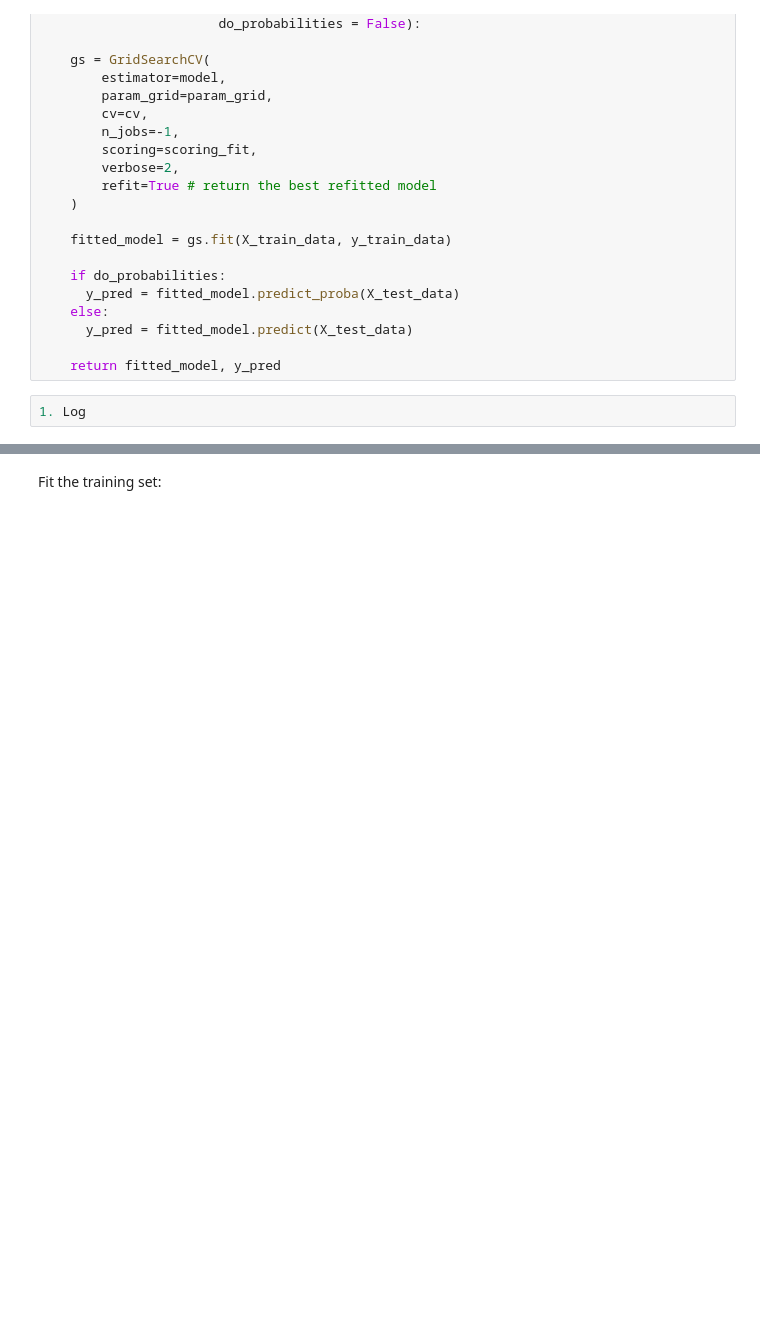
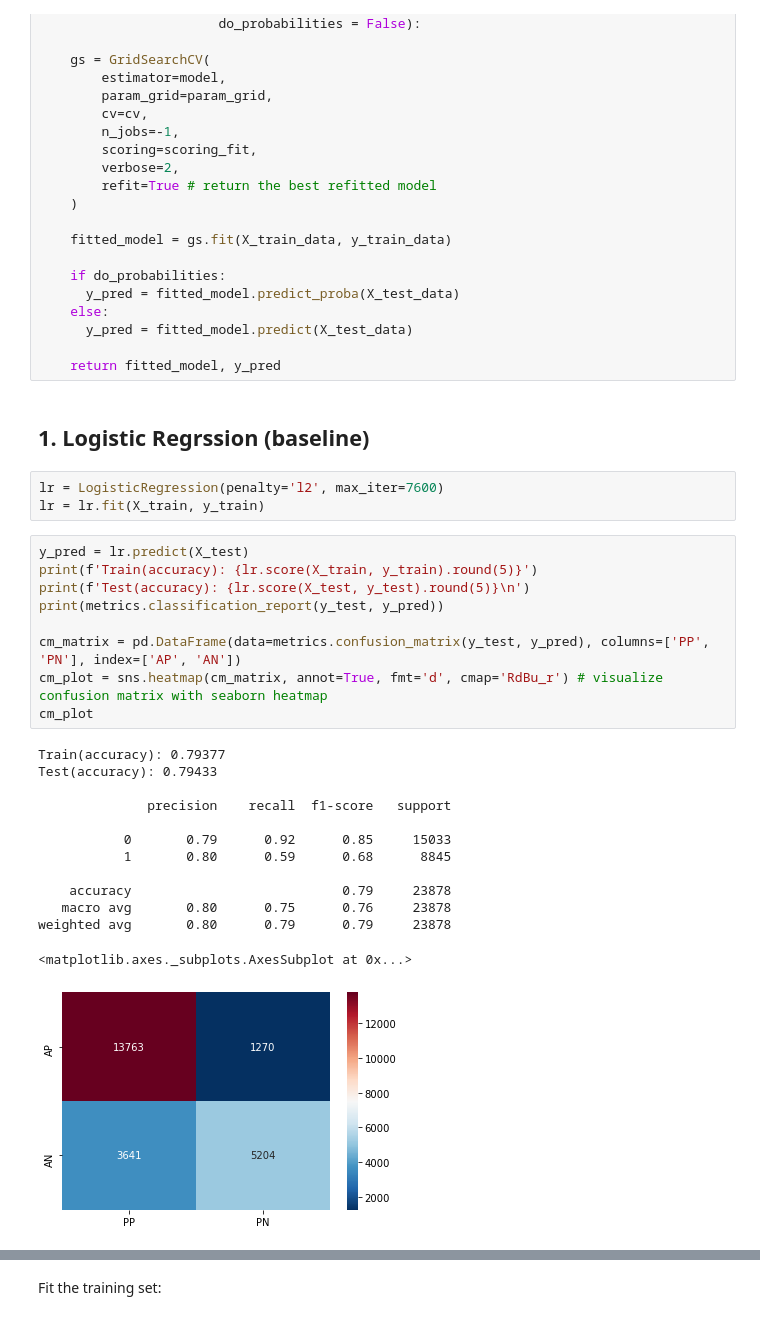
Before and after one commit to oyrx/PHBS_MLF_2019_Project, a Jupyter notebook: code/Modelling_LR_LightGBM_XGBoost_RandomForest.ipynb, the cells around one changed output, grey strips where cells are left out. Drawn from its saved outputs; the diff is of its cells as text; blank space fills up the shorter version.

```diff
--- a/code/Modelling_LR_LightGBM_XGBoost_RandomForest.ipynb
+++ b/code/Modelling_LR_LightGBM_XGBoost_RandomForest.ipynb
@@ -145,5 +148,31 @@ def algorithm_pipeline(model, \
       y_pred = fitted_model.predict(X_test_data)
 
     return fitted_model, y_pred
-# %%
-1. Log
+# %% [markdown]
+## 1. Logistic Regrssion (baseline)
+# %%
+lr = LogisticRegression(penalty='l2', max_iter=7600)
+lr = lr.fit(X_train, y_train)
+# %%
+y_pred = lr.predict(X_test)
+print(f'Train(accuracy): {lr.score(X_train, y_train).round(5)}')
+print(f'Test(accuracy): {lr.score(X_test, y_test).round(5)}\n')
+print(metrics.classification_report(y_test, y_pred))
+
+cm_matrix = pd.DataFrame(data=metrics.confusion_matrix(y_test, y_pred), columns=['PP', 'PN'], index=['AP', 'AN'])
+cm_plot = sns.heatmap(cm_matrix, annot=True, fmt='d', cmap='RdBu_r') # visualize confusion matrix with seaborn heatmap
+cm_plot
+# %% [output]
+Train(accuracy): 0.79377
+Test(accuracy): 0.79433
+
+              precision    recall  f1-score   support
+
+           0       0.79      0.92      0.85     15033
+           1       0.80      0.59      0.68      8845
+
+    accuracy                           0.79     23878
+   macro avg       0.80      0.75      0.76     23878
+weighted avg       0.80      0.79      0.79     23878
+<matplotlib.axes._subplots.AxesSubplot at 0x...>
+[figure, added]
```
Also changed, not shown: parts of 37 cells of this notebook, 12 other files.
